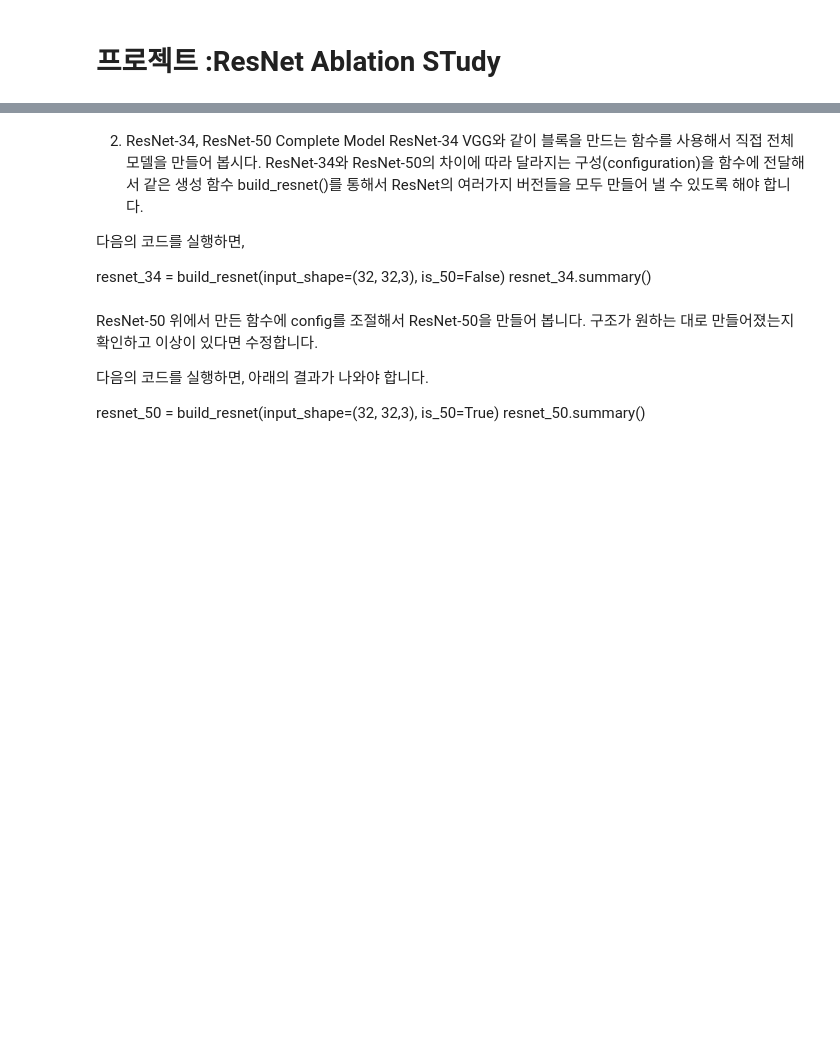
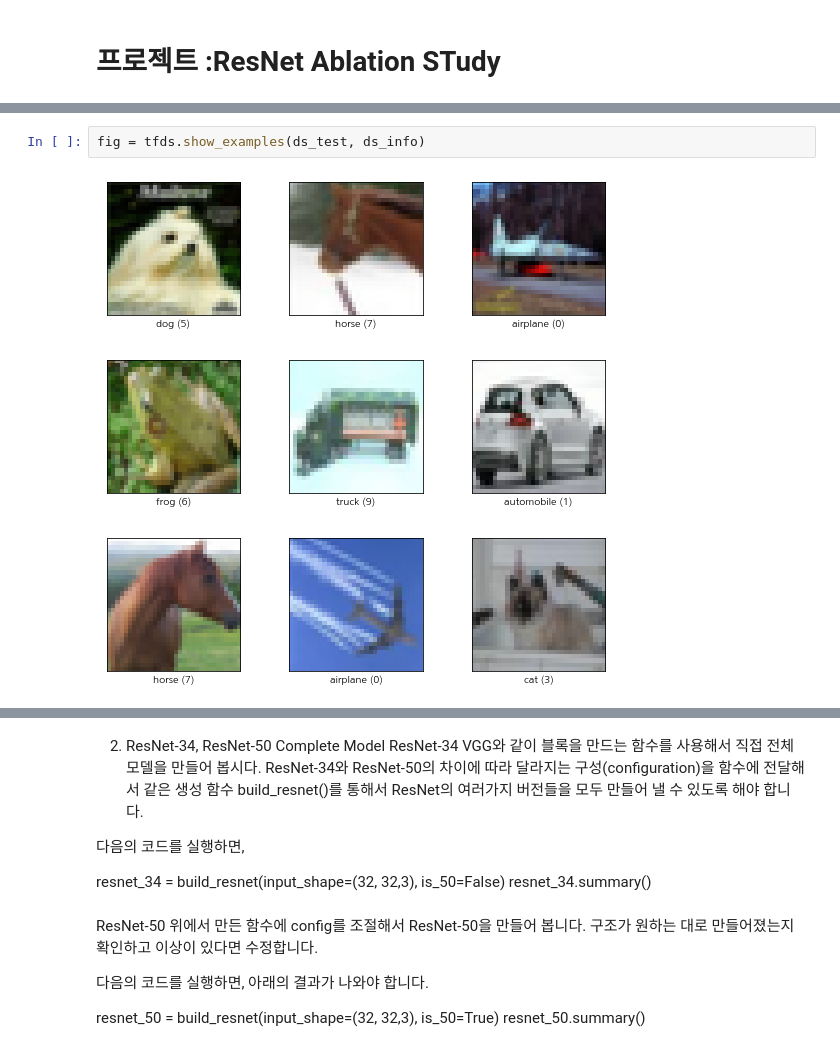
Before and after one commit to zoohoney/workplace, a Jupyter notebook: CV-ResNet_Ablation_Study.ipynb, the cells around one changed output, grey strips where cells are left out. Drawn from its saved outputs; the diff is of its cells as text; blank space fills up the shorter version.

```diff
--- a/CV-ResNet_Ablation_Study.ipynb
+++ b/CV-ResNet_Ablation_Study.ipynb
@@ -2,0 +49,4 @@
+# %%
+fig = tfds.show_examples(ds_test, ds_info)
+# %% [output]
+[figure, added]
```
Also changed, not shown: parts of 13 cells of this notebook.
